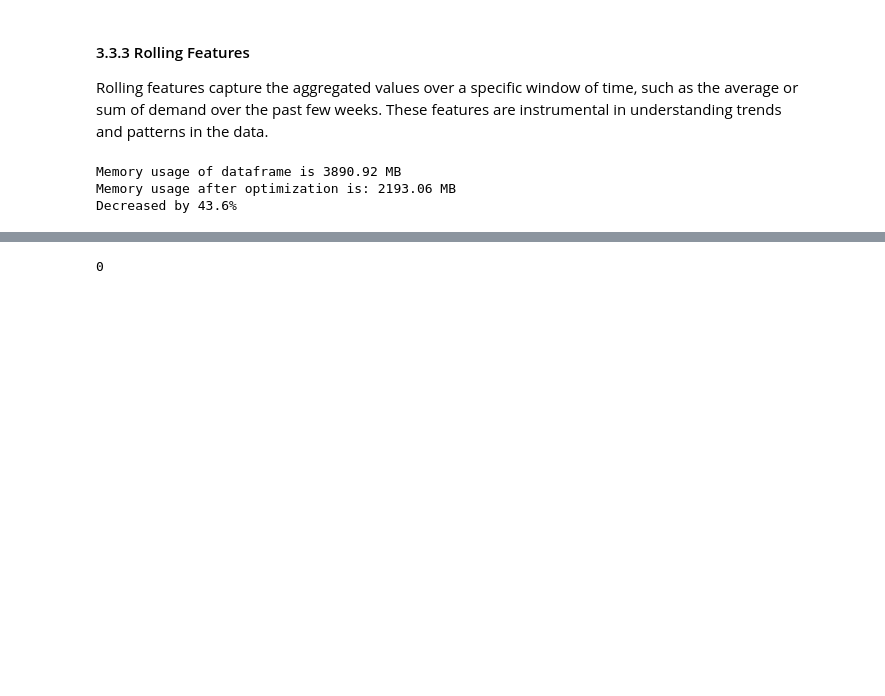
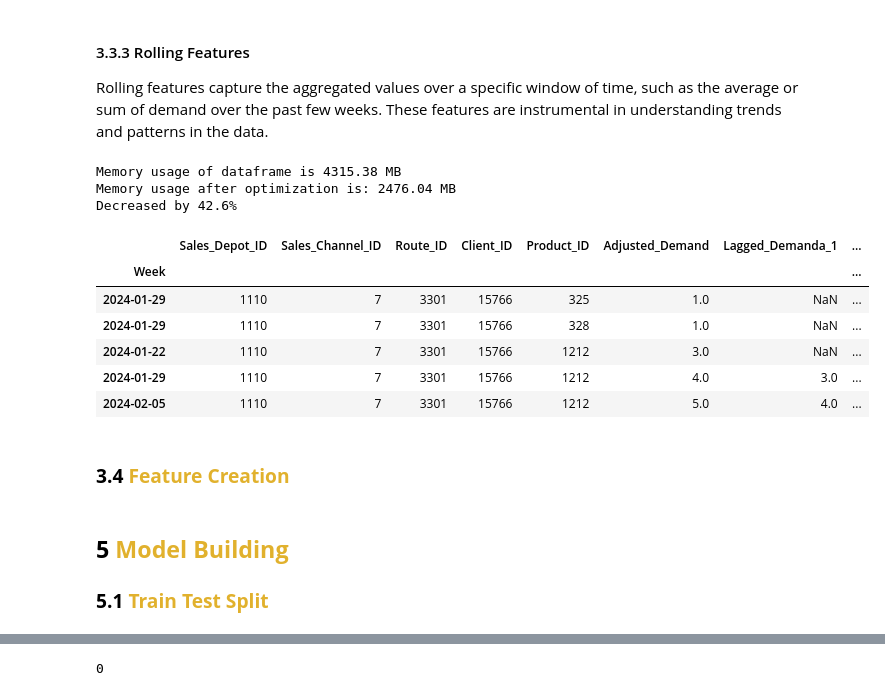
Before and after one commit to agshiv92/Azure_ML_project-2, a Jupyter notebook: group-bimbo-predictive-model.ipynb, the cells around one changed output, grey strips where cells are left out. Saved outputs shown, nothing was run; the diff lists cells and outputs as text; code cells hidden in the pictures; blank space fills up the shorter version.

```diff
--- a/group-bimbo-predictive-model.ipynb
+++ b/group-bimbo-predictive-model.ipynb
@@ -428,28 +471,45 @@ DataFrame with Lagged Features:
 #### 3.3.3 Rolling Features
 Rolling features capture the aggregated values over a specific window of time, such as the average or sum of demand over the past few weeks. These features are instrumental in understanding trends and patterns in the data.
 # %%
-import polars as pl
 # Convert to Polars DataFrame
-train_df_pl = pl.DataFrame(train_df.reset_index())
-
-# Define rolling window size
-window_size = 3
-
-# Create rolling features using Polars
-train_df_pl = train_df_pl.sort(["Sales_Depot_ID", "Sales_Channel_ID", "Route_ID", "Client_ID", "Product_ID"])
-
-train_df_pl = train_df_pl.with_columns([
-    pl.col("Adjusted_Demand").rolling_mean(window_size).over(["Sales_Depot_ID", "Sales_Channel_ID", "Route_ID", "Client_ID", "Product_ID"]).alias("Rolling_Mean_3"),
-    pl.col("Adjusted_Demand").rolling_sum(window_size).over(["Sales_Depot_ID", "Sales_Channel_ID", "Route_ID", "Client_ID", "Product_ID"]).alias("Rolling_Sum_3"),
-    pl.col("Adjusted_Demand").rolling_std(window_size).over(["Sales_Depot_ID", "Sales_Channel_ID", "Route_ID", "Client_ID", "Product_ID"]).alias("Rolling_Std_3")
-])
-del train_df_pl
-# Convert back to Pandas DataFrame if needed
-train_df = train_df_pl.to_pandas()
+def rolling_feature_creation(train_df,window):
+    window_size=window
+    train_df_pl = pl.DataFrame(train_df.reset_index())
+    train_df_pl = train_df_pl.with_columns([pl.col("Adjusted_Demand").cast(pl.Float32)])
+    train_df_pl_lazy = train_df_pl.lazy()
+    # Apply rolling calculations
+    train_df_pl_lazy = train_df_pl_lazy.with_columns([
+        pl.col("Adjusted_Demand").rolling_mean(window_size).over(["Sales_Depot_ID", "Sales_Channel_ID", "Route_ID", "Client_ID", "Product_ID"]).alias("Rolling_Mean_3"),
+        pl.col("Adjusted_Demand").rolling_sum(window_size).over(["Sales_Depot_ID", "Sales_Channel_ID", "Route_ID", "Client_ID", "Product_ID"]).alias("Rolling_Sum_3"),
+        pl.col("Adjusted_Demand").rolling_std(window_size).over(["Sales_Depot_ID", "Sales_Channel_ID", "Route_ID", "Client_ID", "Product_ID"]).alias("Rolling_Std_3")
+    ])
+    # Collect the result
+    train_df_pl_optimized = train_df_pl_lazy.collect()
+    train_df = train_df_pl_optimized.to_pandas()
+    del train_df_pl_optimized
+    del train_df_pl
+    del train_df_pl_lazy
+    gc.collect()
+    train_df.set_index('Week', inplace=True)
+    train_df = reduce_memory_usage(train_df)
+    gc.collect()
+    return train_df
+train_df = rolling_feature_creation(train_df,3)
+train_df.head()
+# %% [output]
+Memory usage of dataframe is 4315.38 MB
+Memory usage after optimization is: 2476.04 MB
+Decreased by 42.6%
+|  | Sales_Depot_ID | Sales_Channel_ID | Route_ID | Client_ID | Product_ID | Adjusted_Demand | Lagged_Demanda_1 | ... |
+| Week |  |  |  |  |  |  |  | ... |
+| 2024-01-29 | 1110 | 7 | 3301 | 15766 | 325 | 1.0 | NaN | ... |
+| 2024-01-29 | 1110 | 7 | 3301 | 15766 | 328 | 1.0 | NaN | ... |
+| 2024-01-22 | 1110 | 7 | 3301 | 15766 | 1212 | 3.0 | NaN | ... |
+| 2024-01-29 | 1110 | 7 | 3301 | 15766 | 1212 | 4.0 | 3.0 | ... |
+| 2024-02-05 | 1110 | 7 | 3301 | 15766 | 1212 | 5.0 | 4.0 | ... |
-# %%
-train_df.set_index('Week', inplace=True)
-train_df = reduce_memory_usage(train_df)
-# %% [output]
-Memory usage of dataframe is 3890.92 MB
-Memory usage after optimization is: 2193.06 MB
-Decreased by 43.6%
+# %% [markdown]
+### <b>3.4 <span style='color:#E1B12D'> Feature Creation </span></b>
+# %% [markdown]
+<a id="5"></a>
+## <b>5 <span style='color:#E1B12D'> Model Building </span></b>
+### <b>5.1 <span style='color:#E1B12D'> Train Test Split </span></b>
```
Also changed, not shown: parts of 53 cells of this notebook.
